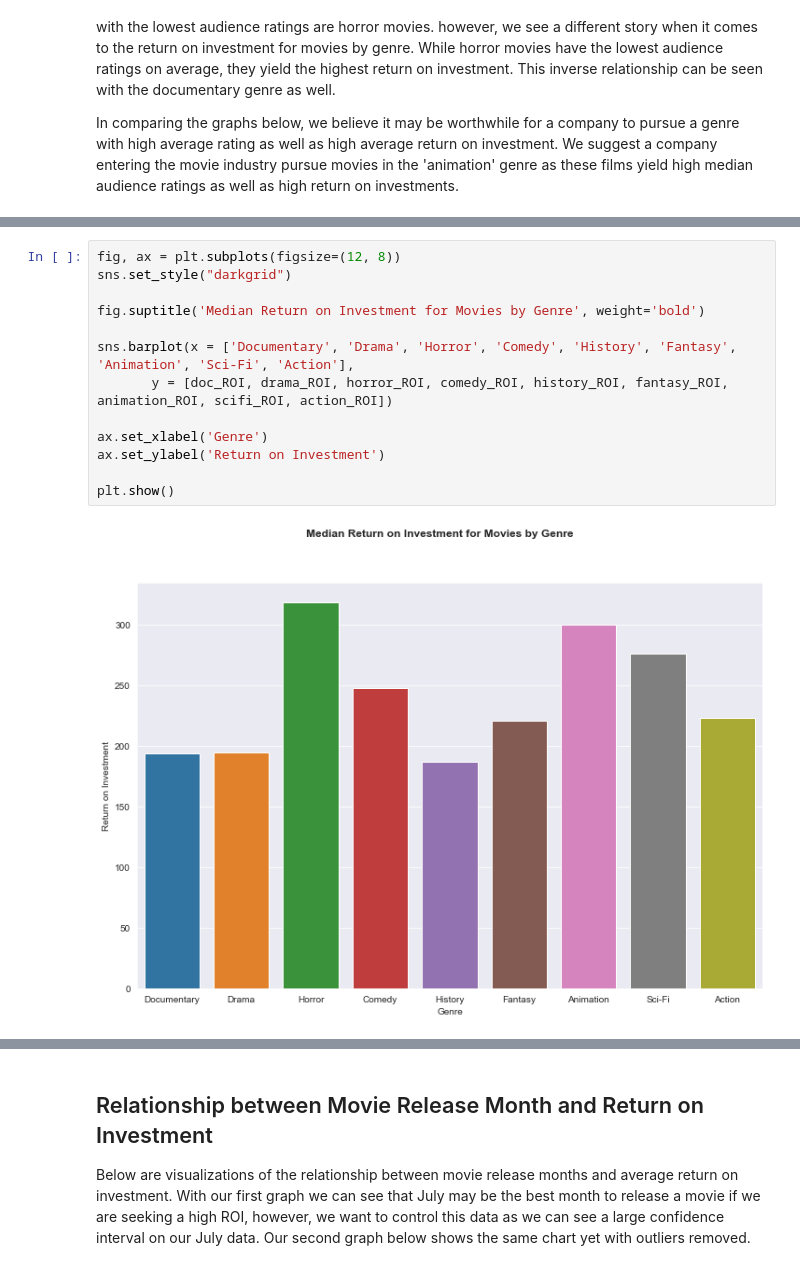
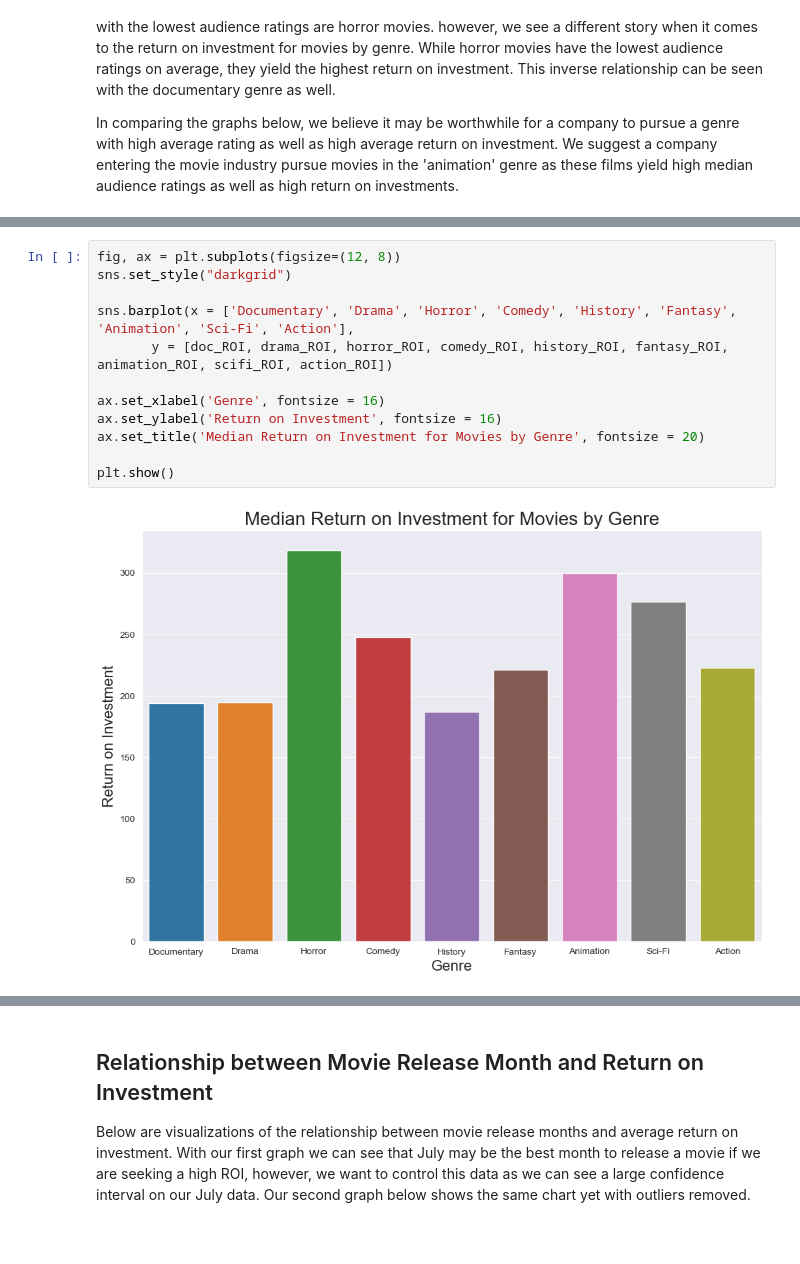
Before and after one commit to DGieseke/Exploratory-Data-Analysis-Using-Movie-Data, a Jupyter notebook: daniel/DG Edits - Movie Data Visualization Project.ipynb, the cells around one changed output, grey strips where cells are left out. Drawn from its saved outputs; the diff is of its cells as text; blank space fills up the shorter version.

Commit message:
made some visual updates

```diff
--- a/daniel/DG Edits - Movie Data Visualization Project.ipynb
+++ b/daniel/DG Edits - Movie Data Visualization Project.ipynb
@@ -657,18 +652,17 @@ plt.show()
 # %%
 fig, ax = plt.subplots(figsize=(12, 8))
 sns.set_style("darkgrid")
 
-fig.suptitle('Median Return on Investment for Movies by Genre', weight='bold')
-
 sns.barplot(x = ['Documentary', 'Drama', 'Horror', 'Comedy', 'History', 'Fantasy', 'Animation', 'Sci-Fi', 'Action'],
        y = [doc_ROI, drama_ROI, horror_ROI, comedy_ROI, history_ROI, fantasy_ROI, animation_ROI, scifi_ROI, action_ROI])
 
-ax.set_xlabel('Genre')
-ax.set_ylabel('Return on Investment')
+ax.set_xlabel('Genre', fontsize = 16)
+ax.set_ylabel('Return on Investment', fontsize = 16)
+ax.set_title('Median Return on Investment for Movies by Genre', fontsize = 20)
 
 plt.show()
 # %% [output]
-[figure, old version]
+[figure, new version]
 # %%
 genres = ['Documentary', 'Drama', 'Horror', 'Comedy', 'History', 'Fantasy', 'Animation', 'Sci-Fi', 'Action']
 genre_roi = [doc_ROI, drama_ROI, horror_ROI, comedy_ROI, history_ROI, fantasy_ROI, animation_ROI, scifi_ROI, action_ROI]
```
Also changed, not shown: parts of 15 cells of this notebook.
